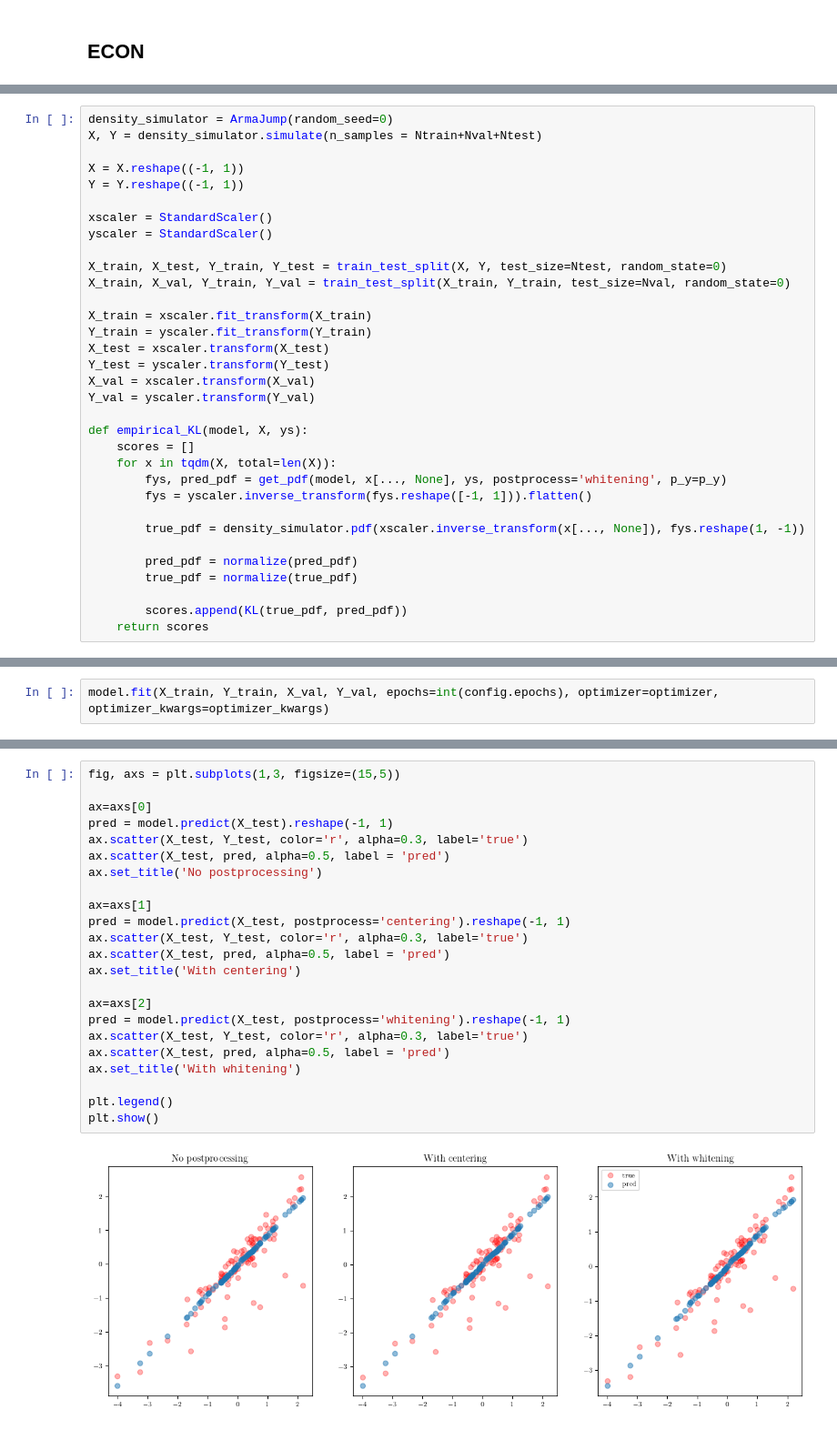
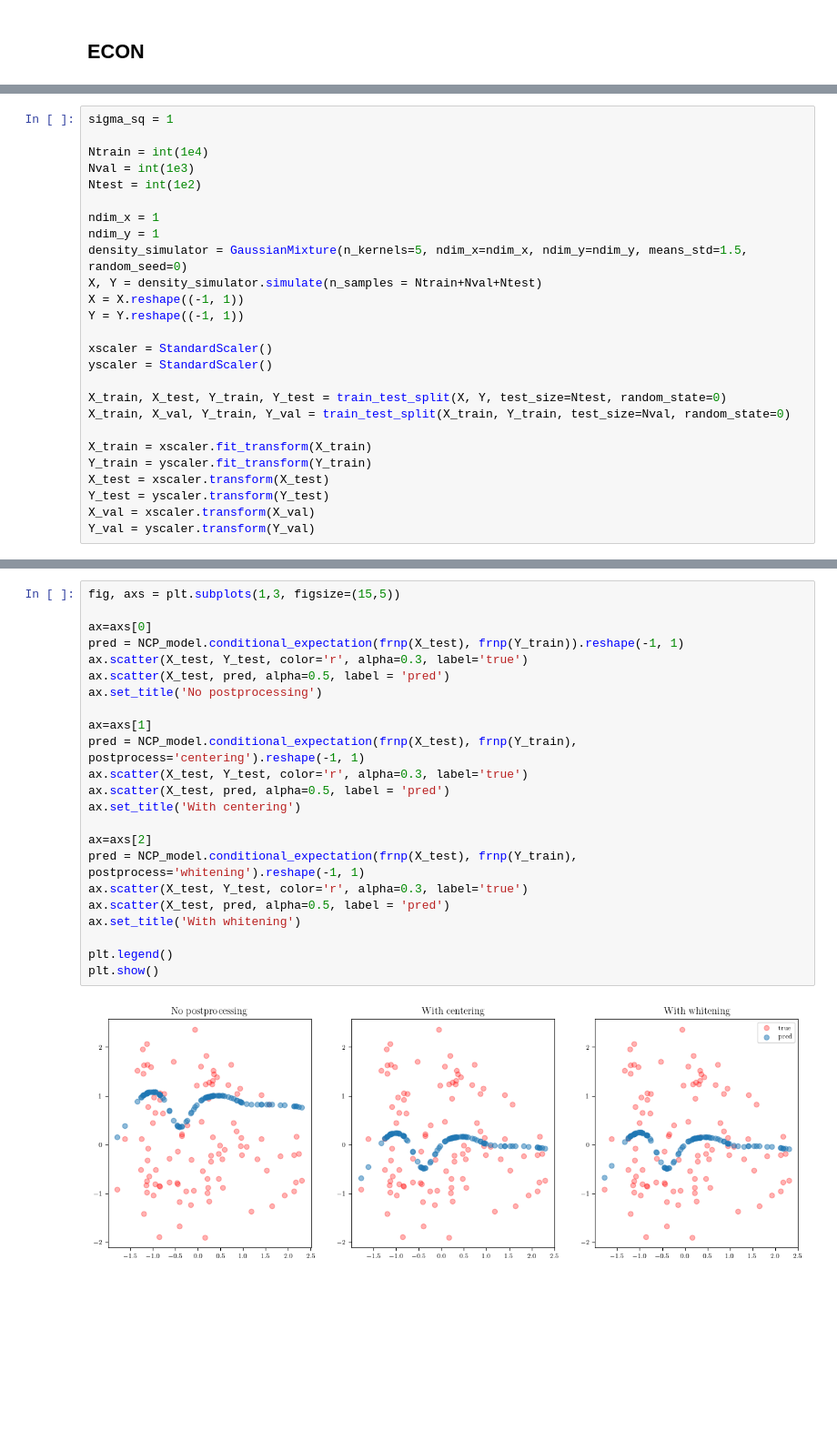
Before and after one commit to Danfoa/symm_rep_learn, a Jupyter notebook: NCP/examples/cde_baselines.ipynb, the cells around one changed output, grey strips where cells are left out. Shown at 91% size. Drawn from its saved outputs; the diff is of its cells as text; blank space fills up the shorter version.

```diff
--- a/NCP/examples/cde_baselines.ipynb
+++ b/NCP/examples/cde_baselines.ipynb
@@ -1011,7 +1821,14 @@ plt.show()
 # %%
-density_simulator = ArmaJump(random_seed=0)
+sigma_sq = 1
+
+Ntrain = int(1e4)
+Nval = int(1e3)
+Ntest = int(1e2)
+
+ndim_x = 1
+ndim_y = 1
+density_simulator = GaussianMixture(n_kernels=5, ndim_x=ndim_x, ndim_y=ndim_y, means_std=1.5, random_seed=0)
 X, Y = density_simulator.simulate(n_samples = Ntrain+Nval+Ntest)
-
 X = X.reshape((-1, 1))
 Y = Y.reshape((-1, 1))
 
@@ -1027,20 +1844,6 @@ X_test = xscaler.transform(X_test)
 Y_test = yscaler.transform(Y_test)
 X_val = xscaler.transform(X_val)
 Y_val = yscaler.transform(Y_val)
-
-def empirical_KL(model, X, ys):
-    scores = []
-    for x in tqdm(X, total=len(X)):
-        fys, pred_pdf = get_pdf(model, x[..., None], ys, postprocess='whitening', p_y=p_y)
-        fys = yscaler.inverse_transform(fys.reshape([-1, 1])).flatten()
-
-        true_pdf = density_simulator.pdf(xscaler.inverse_transform(x[..., None]), fys.reshape(1, -1))
-
-        pred_pdf = normalize(pred_pdf)
-        true_pdf = normalize(true_pdf)
-
-        scores.append(KL(true_pdf, pred_pdf))
-    return scores
 # %%
 plt.scatter(X_train, Y_train, alpha=0.5)
 plt.scatter(X_val, Y_val, color='green', alpha=0.3)
@@ -1081,2 +1854,0 @@ model = DeepSVD(NCP_operator, gamma=config.gamma, device=device)
-# %%
-model.fit(X_train, Y_train, X_val, Y_val, epochs=int(config.epochs), optimizer=optimizer, optimizer_kwargs=optimizer_kwargs)
@@ -1092,26 +1938,26 @@ plt.show()
 # %%
 fig, axs = plt.subplots(1,3, figsize=(15,5))
 
 ax=axs[0]
-pred = model.predict(X_test).reshape(-1, 1)
+pred = NCP_model.conditional_expectation(frnp(X_test), frnp(Y_train)).reshape(-1, 1)
 ax.scatter(X_test, Y_test, color='r', alpha=0.3, label='true')
 ax.scatter(X_test, pred, alpha=0.5, label = 'pred')
 ax.set_title('No postprocessing')
 
 ax=axs[1]
-pred = model.predict(X_test, postprocess='centering').reshape(-1, 1)
+pred = NCP_model.conditional_expectation(frnp(X_test), frnp(Y_train), postprocess='centering').reshape(-1, 1)
 ax.scatter(X_test, Y_test, color='r', alpha=0.3, label='true')
 ax.scatter(X_test, pred, alpha=0.5, label = 'pred')
 ax.set_title('With centering')
 
 ax=axs[2]
-pred = model.predict(X_test, postprocess='whitening').reshape(-1, 1)
+pred = NCP_model.conditional_expectation(frnp(X_test), frnp(Y_train), postprocess='whitening').reshape(-1, 1)
 ax.scatter(X_test, Y_test, color='r', alpha=0.3, label='true')
 ax.scatter(X_test, pred, alpha=0.5, label = 'pred')
 ax.set_title('With whitening')
 
 plt.legend()
 plt.show()
 # %% [output]
-[figure, old version]
+[figure, new version]
 # %%
```
Also changed, not shown: parts of 102 cells of this notebook, 6 other files.
